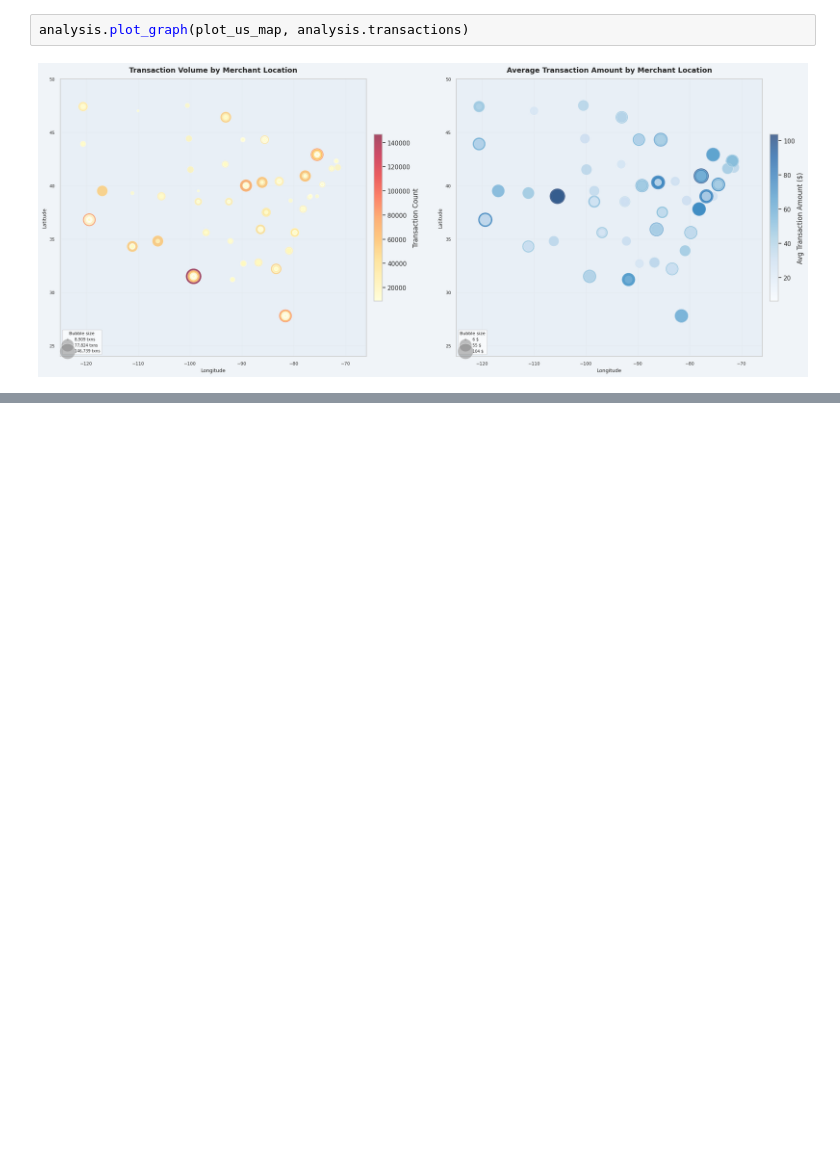
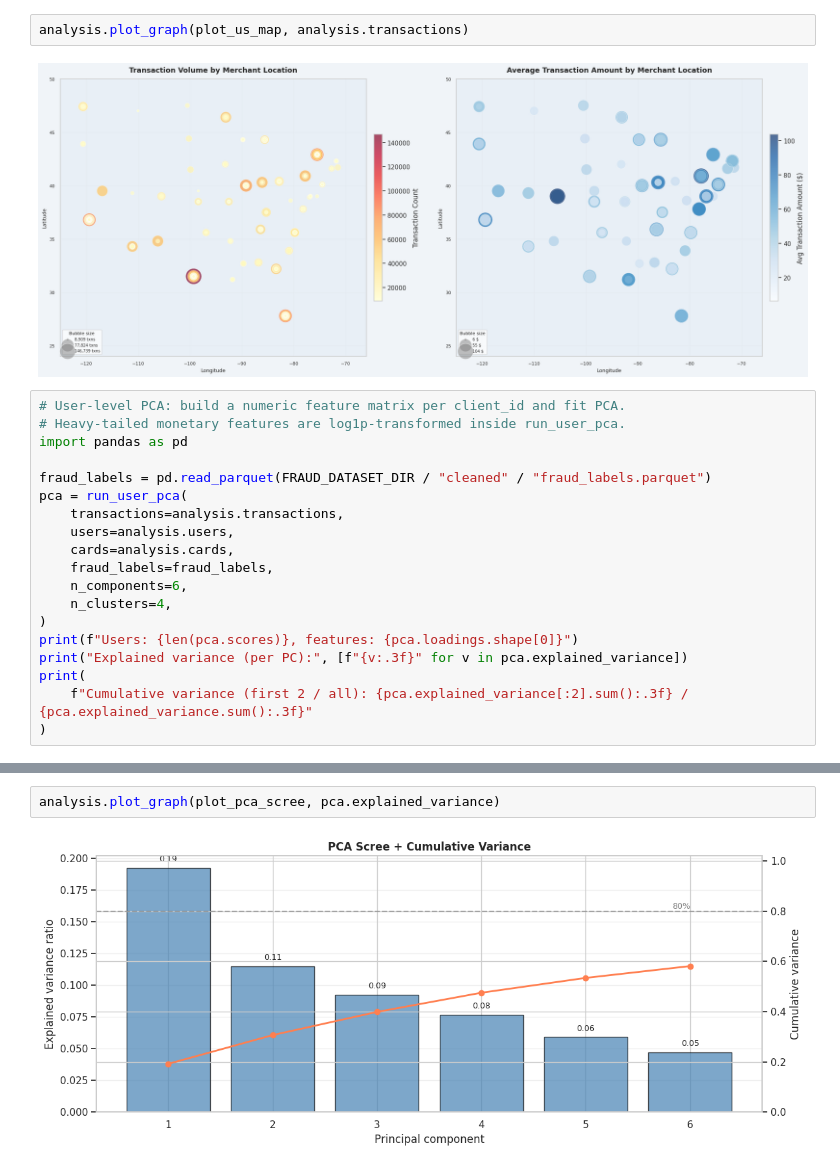
Before and after one commit to rrubaszek/TransactionDatasetAnalysis, a Jupyter notebook: notebooks/03-eda-analysis.ipynb, the cells around one changed output, grey strips where cells are left out. Cells and saved outputs as stored; diff of their text form; blank space fills up the shorter version.

```diff
--- a/notebooks/03-eda-analysis.ipynb
+++ b/notebooks/03-eda-analysis.ipynb
@@ -114,3 +116,22 @@ analysis.plot_graph(plot_anomalies, anomalous_user_agg)
 analysis.plot_graph(plot_us_map, analysis.transactions)
 # %% [output]
 [figure]
+# %%
+# User-level PCA: build a numeric feature matrix per client_id and fit PCA.
+# Heavy-tailed monetary features are log1p-transformed inside run_user_pca.
+import pandas as pd
+
+fraud_labels = pd.read_parquet(FRAUD_DATASET_DIR / "cleaned" / "fraud_labels.parquet")
+pca = run_user_pca(
+    transactions=analysis.transactions,
+    users=analysis.users,
+    cards=analysis.cards,
+    fraud_labels=fraud_labels,
+    n_components=6,
+    n_clusters=4,
+)
+print(f"Users: {len(pca.scores)}, features: {pca.loadings.shape[0]}")
+print("Explained variance (per PC):", [f"{v:.3f}" for v in pca.explained_variance])
+print(
+    f"Cumulative variance (first 2 / all): {pca.explained_variance[:2].sum():.3f} / {pca.explained_variance.sum():.3f}"
+)
@@ -116,0 +153,4 @@ analysis.plot_graph(plot_us_map, analysis.transactions)
+# %%
+analysis.plot_graph(plot_pca_scree, pca.explained_variance)
+# %% [output]
+[figure, added]
```
Also changed, not shown: parts of 6 cells of this notebook, 6 other files.
